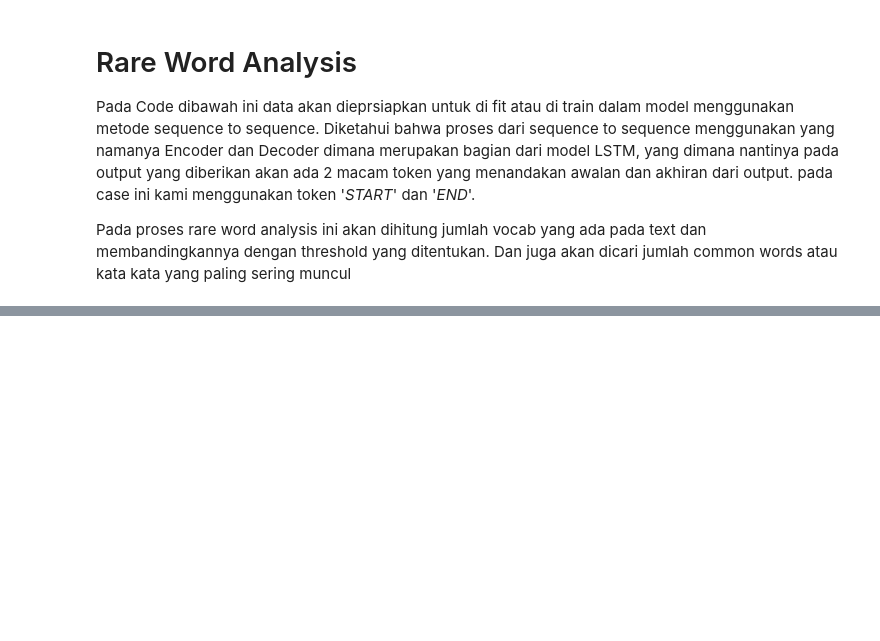
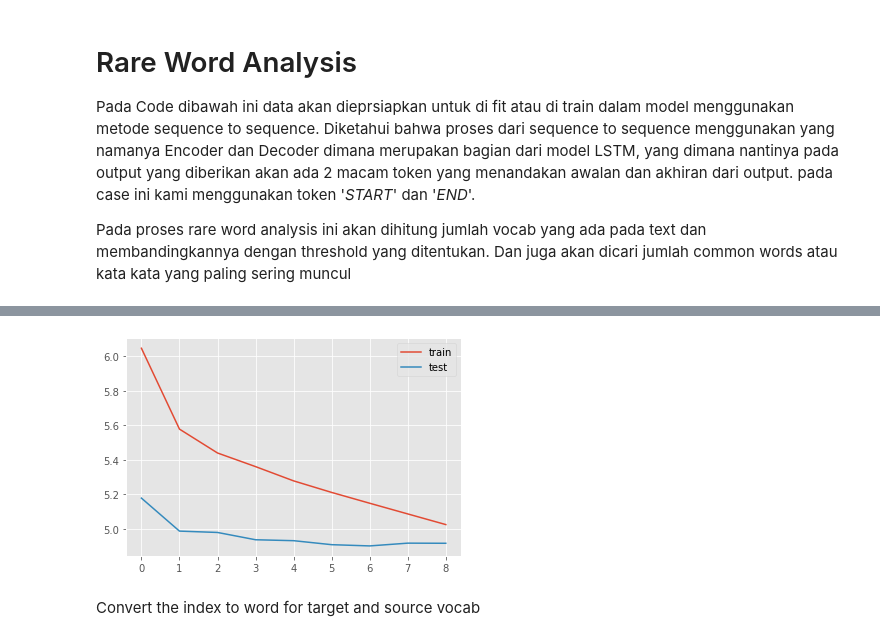
Before and after one commit to rhenaldariendra/Information_Retrieval, a Jupyter notebook: PROJECT_INFORMATION_RETRIEVAL.ipynb, the cells around one changed output, grey strips where cells are left out. Saved outputs shown, nothing was run; the diff lists cells and outputs as text; code cells hidden in the pictures; blank space fills up the shorter version.

```diff
--- a/PROJECT_INFORMATION_RETRIEVAL.ipynb
+++ b/PROJECT_INFORMATION_RETRIEVAL.ipynb
@@ -285,13 +315,13 @@ x_tr=np.delete(x_tr,ind, axis=0)
 # %%
-ind=[]
-for i in range(len(y_val)):
+idx=[]
+for i in range(len(y_validation)):
     cnt=0
-    for j in y_val[i]:
+    for j in y_validation[i]:
         if j!=0:
             cnt=cnt+1
     if(cnt==2):
-        ind.append(i)
+        idx.append(i)
 
-y_val=np.delete(y_val,ind, axis=0)
-x_val=np.delete(x_val,ind, axis=0)
+y_validation=np.delete(y_validation,idx, axis=0)
+x_validation=np.delete(x_validation,idx, axis=0)
 # %% [markdown]
@@ -299,10 +338,7 @@ x_val=np.delete(x_val,ind, axis=0)
+# %%
+latent_dim = 300
+embedding_dim=200
 # %%
-from tensorflow.keras import backend as K
-K.clear_session()
-
-latent_dim = 300
-embedding_dim=100
-
 encoder_inputs = Input(shape=(max_text_len,))
 
 enc_emb =  Embedding(x_voc, embedding_dim,trainable=True)(encoder_inputs)
@@ -324,13 +360,8 @@ dec_emb = dec_emb_layer(decoder_inputs)
 decoder_lstm = LSTM(latent_dim, return_sequences=True, return_state=True,dropout=0.4,recurrent_dropout=0.2)
 decoder_outputs,decoder_fwd_state, decoder_back_state = decoder_lstm(dec_emb,initial_state=[state_h, state_c])
 
-attn_layer = AttentionLayer(name='attention_layer')
-attn_out, attn_states = attn_layer([encoder_outputs, decoder_outputs])
-
-decoder_concat_input = Concatenate(axis=-1, name='concat_layer')([decoder_outputs, attn_out])
-
 decoder_dense =  TimeDistributed(Dense(y_voc, activation='softmax'))
-decoder_outputs = decoder_dense(decoder_concat_input)
+decoder_outputs = decoder_dense(decoder_outputs)
 
 model = Model([encoder_inputs, decoder_inputs], decoder_outputs)
 
@@ -358,5 +389,5 @@ model.compile(optimizer='rmsprop', loss='sparse_categorical_crossentropy')
 # %%
 es = EarlyStopping(monitor='val_loss', mode='min', verbose=1,patience=2)
 # %%
-history=model.fit([x_tr,y_tr[:,:-1]], y_tr.reshape(y_tr.shape[0],y_tr.shape[1], 1)[:,1:] ,epochs=5,callbacks=[es],batch_size=128, validation_data=([x_val,y_val[:,:-1]], y_val.reshape(y_val.shape[0],y_val.shape[1], 1)[:,1:]))
+history=model.fit([x_train,y_train[:,:-1]], y_train.reshape(y_train.shape[0],y_train.shape[1], 1)[:,1:] ,epochs=15,callbacks=[es],batch_size=128, validation_data=([x_validation,y_validation[:,:-1]], y_validation.reshape(y_validation.shape[0],y_validation.shape[1], 1)[:,1:]))
 # %% [output]
@@ -377,9 +413,12 @@ Epoch 5/5
 # %%
-from matplotlib import pyplot
-pyplot.plot(history.history['loss'], label='train')
-pyplot.plot(history.history['val_loss'], label='test')
-pyplot.legend()
-pyplot.show()
+plt.plot(history.history['loss'], label='train')
+plt.plot(history.history['val_loss'], label='test')
+plt.legend()
+plt.show()
+# %% [output]
+[figure, added]
+# %% [markdown]
+Convert the index to word for target and source vocab
 # %%
 reverse_target_word_index=y_tokenizer.index_word
 reverse_source_word_index=x_tokenizer.index_word
```
Also changed, not shown: parts of 63 cells of this notebook.
